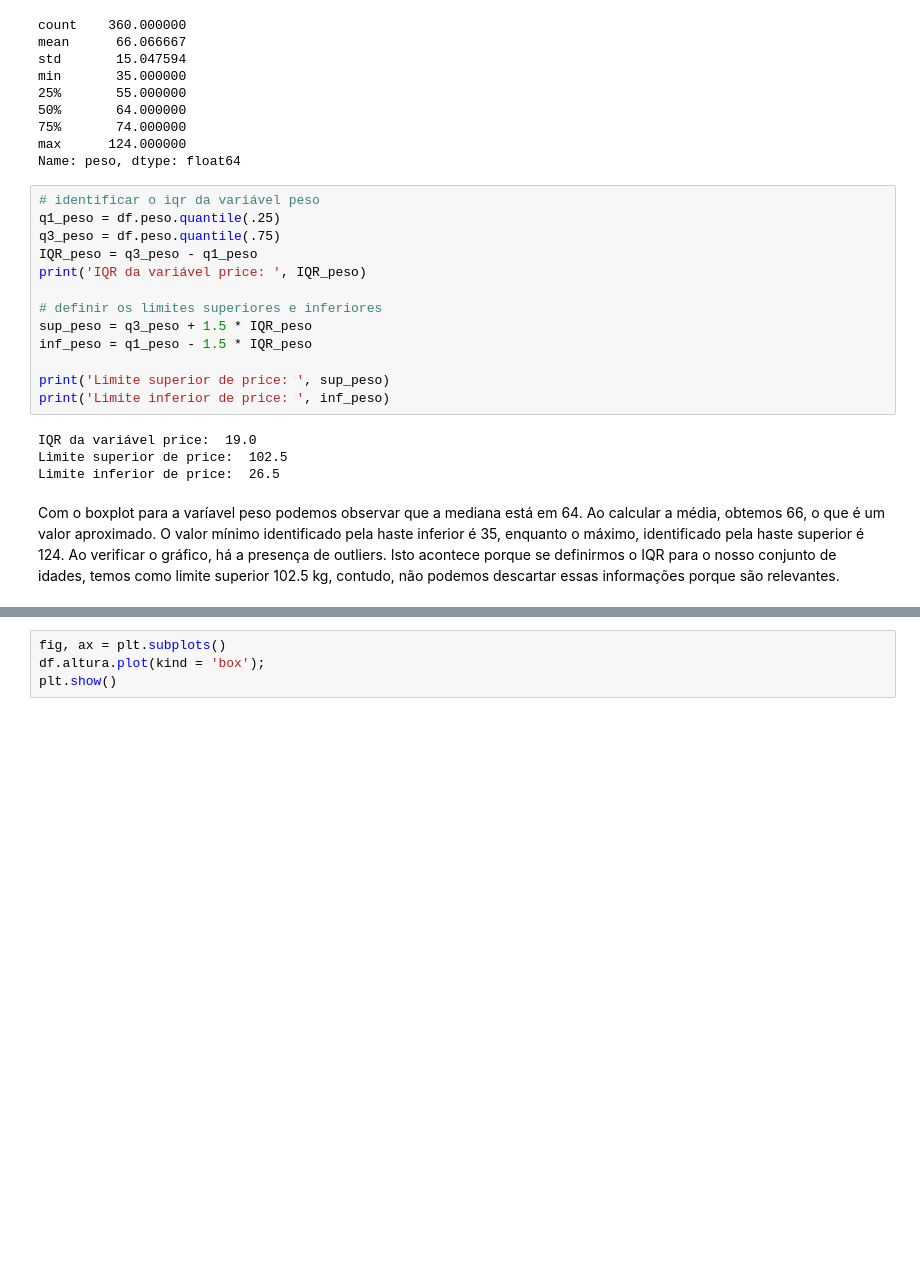
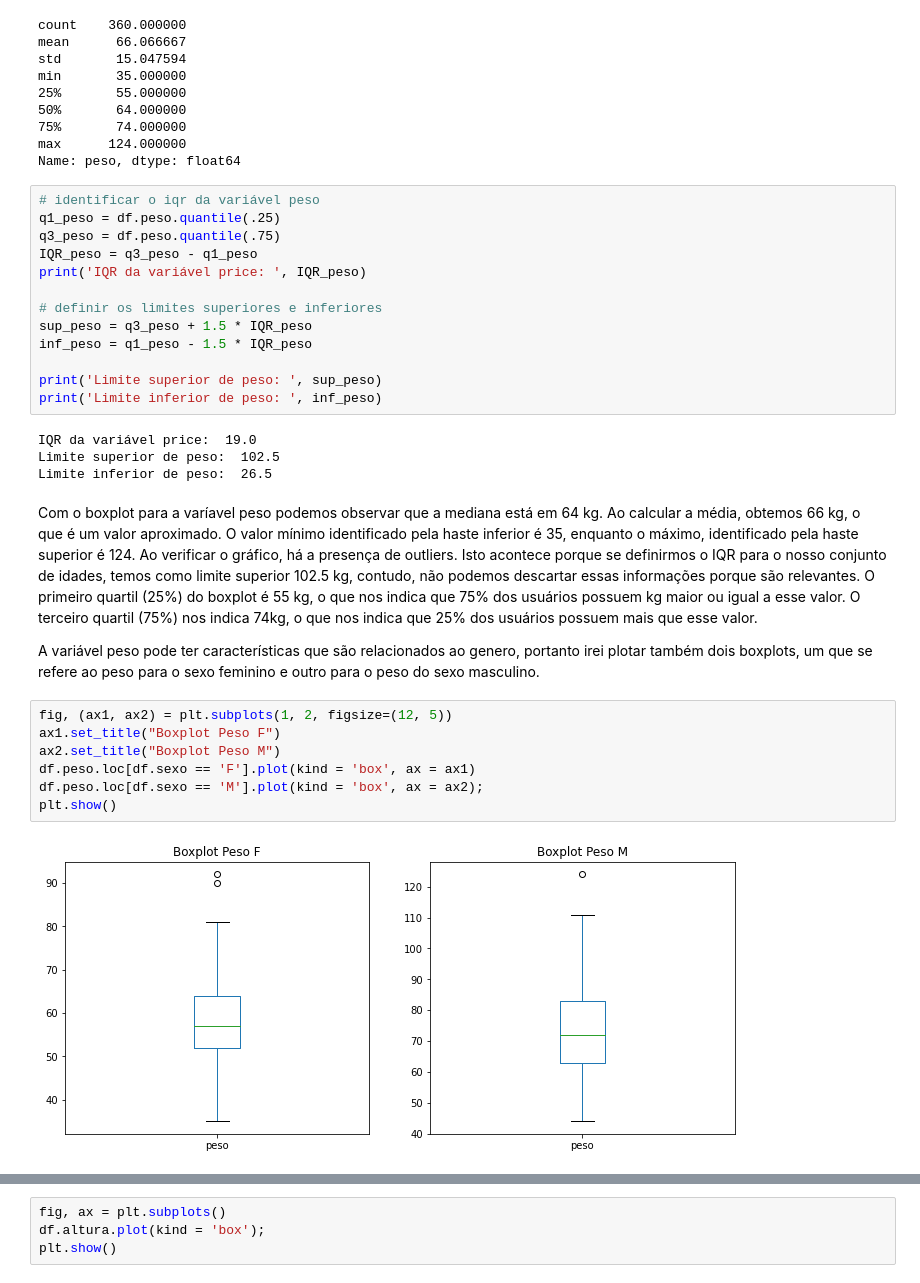
Before and after one commit to danielesantiago/Probabilidade-e-Estatistica, a Jupyter notebook: Atividade 2.ipynb, the cells around one changed output, grey strips where cells are left out. Saved outputs shown, nothing was run; the diff lists cells and outputs as text; blank space fills up the shorter version.

```diff
--- a/Atividade 2.ipynb
+++ b/Atividade 2.ipynb
@@ -132,11 +136,22 @@ print('IQR da variável price: ', IQR_peso)
 sup_peso = q3_peso + 1.5 * IQR_peso
 inf_peso = q1_peso - 1.5 * IQR_peso
 
-print('Limite superior de price: ', sup_peso)
-print('Limite inferior de price: ', inf_peso)
+print('Limite superior de peso: ', sup_peso)
+print('Limite inferior de peso: ', inf_peso)
 # %% [output]
 IQR da variável price:  19.0
-Limite superior de price:  102.5
-Limite inferior de price:  26.5
+Limite superior de peso:  102.5
+Limite inferior de peso:  26.5
 # %% [markdown]
-Com o boxplot para a varíavel peso podemos observar que a mediana está em 64. Ao calcular a média, obtemos 66, o que é um valor aproximado. O valor mínimo identificado pela haste inferior é 35, enquanto o máximo, identificado pela haste superior é 124. Ao verificar o gráfico, há a presença de outliers. Isto acontece porque se definirmos o IQR para o nosso conjunto de idades, temos como limite superior 102.5 kg, contudo, não podemos descartar essas informações porque são relevantes.
+Com o boxplot para a varíavel peso podemos observar que a mediana está em 64 kg. Ao calcular a média, obtemos 66 kg, o que é um valor aproximado. O valor mínimo identificado pela haste inferior é 35, enquanto o máximo, identificado pela haste superior é 124. Ao verificar o gráfico, há a presença de outliers. Isto acontece porque se definirmos o IQR para o nosso conjunto de idades, temos como limite superior 102.5 kg, contudo, não podemos descartar essas informações porque são relevantes. O primeiro quartil (25%) do boxplot é 55 kg, o que nos indica que 75% dos usuários possuem kg maior ou igual a esse valor. O terceiro quartil (75%) nos indica 74kg, o que nos indica que 25% dos usuários possuem mais que esse valor.
+
+A variável peso pode ter características que são relacionados ao genero, portanto irei plotar também dois boxplots, um que se refere ao peso para o sexo feminino e outro para o peso do sexo masculino.
+# %%
+fig, (ax1, ax2) = plt.subplots(1, 2, figsize=(12, 5))
+ax1.set_title("Boxplot Peso F")
+ax2.set_title("Boxplot Peso M")
+df.peso.loc[df.sexo == 'F'].plot(kind = 'box', ax = ax1)
+df.peso.loc[df.sexo == 'M'].plot(kind = 'box', ax = ax2);
+plt.show()
+# %% [output]
+[figure, added]
```
Also changed, not shown: parts of 11 cells of this notebook.
